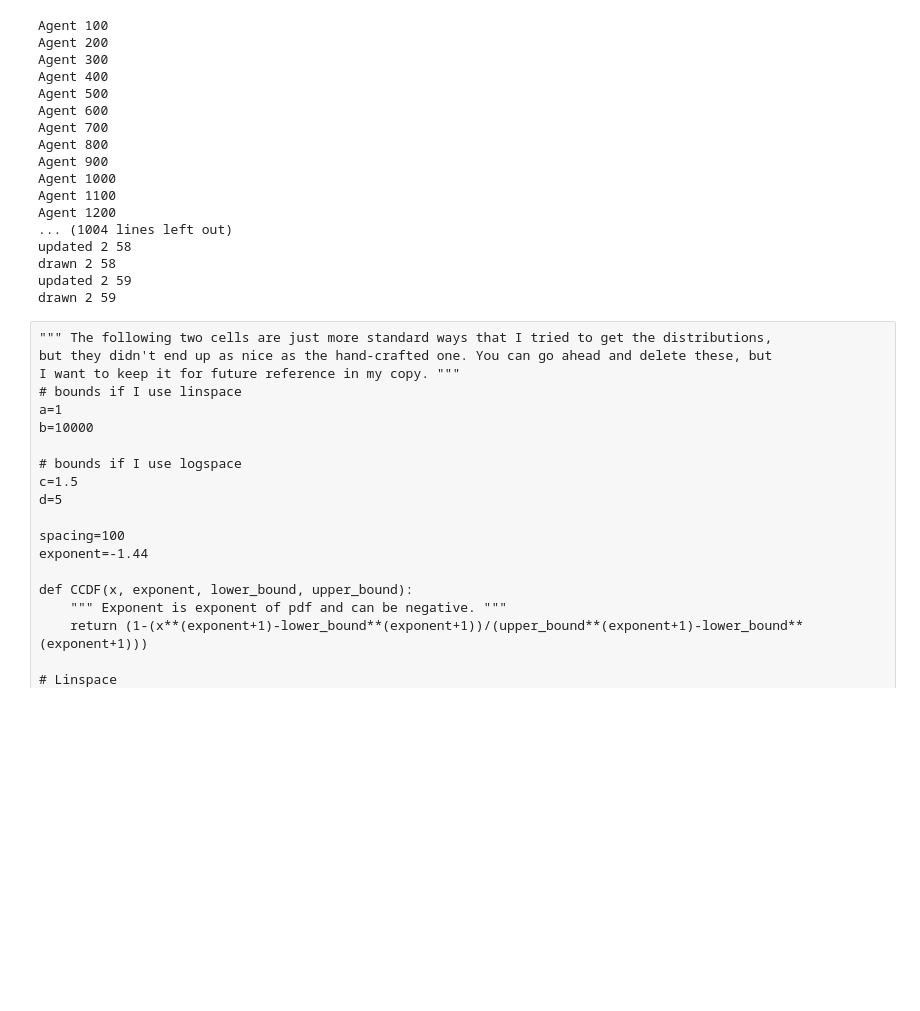
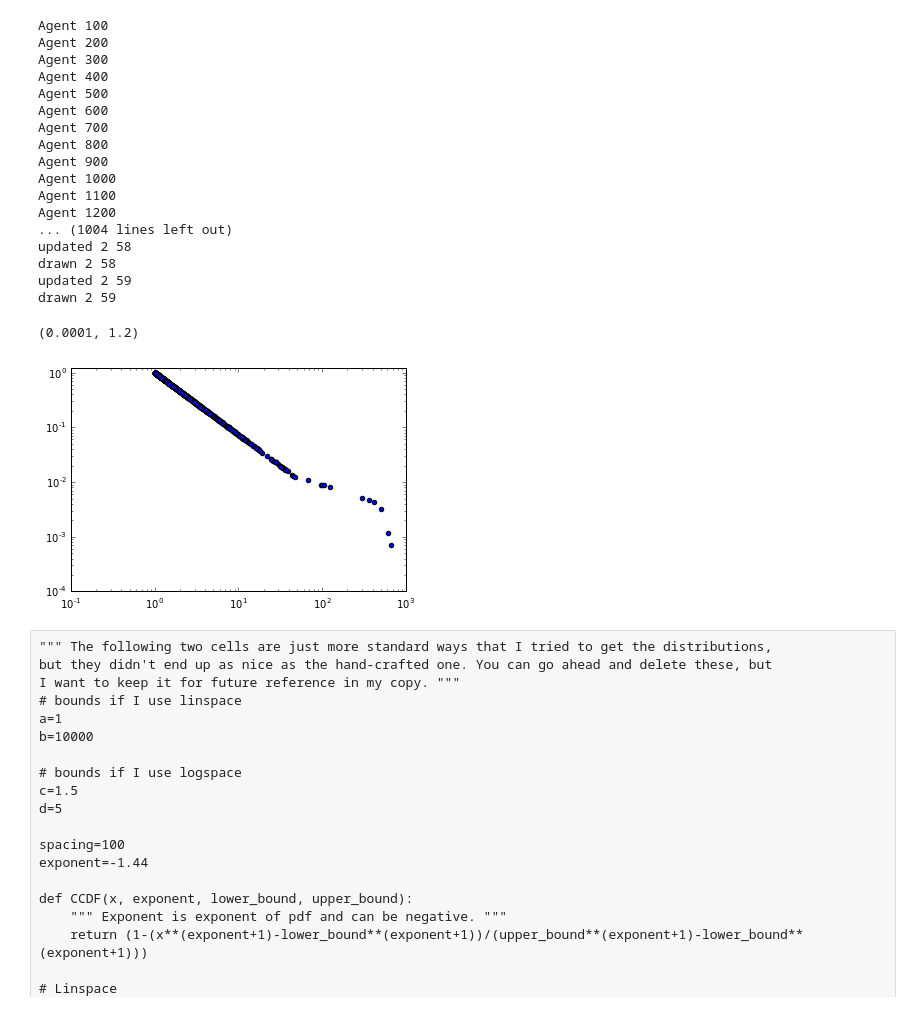
Before and after one commit to patapisp/SocialAwereness, a Jupyter notebook: PyConciousness.ipynb, the cells around one changed output. Saved outputs shown, nothing was run; the diff lists cells and outputs as text; code cells hidden in the pictures; blank space fills up the shorter version.

```diff
--- a/PyConciousness.ipynb
+++ b/PyConciousness.ipynb
@@ -397,14 +420,15 @@ drawn 2 59
 def generate_followers(follower_list, chance_list):
     chance=np.random.uniform(0,1)
     chance_list.append(chance)
-    if chance>10**(-2.5):
+    if chance>10**(-1.9):
         followers=10**( -0.88*np.log10(chance) )
-    elif chance>10**(-3):
-        followers=10**( -2*np.log10(chance) -2.8)
-    elif chance>10**(-5):
-        followers=10**( -0.2*np.log10(chance)+2.6 )
+    elif chance>10**(-2.4):
+        followers=10**( -2*np.log10(chance) -2.1)
+    #elif chance>10**(-2.9):
     else:
-        followers=10**6.6
+        followers=10**( -0.2*np.log10(chance)+2.2)
+    #else:
+    #    followers=10**6.6
     follower_list.append(followers)
     return follower_list, chance_list
 
@@ -413,34 +437,38 @@ def generate_followers_scalefree(follower_list, chance_list):
     chance_list.append(chance)
     #if chance>10**(-5):
     followers=10**( -0.88*np.log10(chance) )
     """elif chance>10**(-3):
         followers=10**( -2*np.log10(chance) -2.8)
     elif chance>10**(-5):
         followers=10**( -0.2*np.log10(chance)+2.6 )
     else:
         followers=10**6.6"""
     follower_list.append(followers)
     return follower_list, chance_list
 
 x_axis=[]
 follower_list=[]
-N=int(1e5)
+N=int(1e3)
 for i in range(N):
     follower_list, x_axis= generate_followers(follower_list,x_axis)
+    #follower_list, x_axis= generate_followers_scalefree(follower_list,x_axis)
 """fig=plt.figure()
 ax = plt.gca()
 ax.scatter(x_axis,follower_list)
 ax.set_yscale('log')
 ax.set_xscale('log')
 ax.set_xlim(xmin=1e-4,xmax=1.2)"""
 
 
 fig=plt.figure()
 ax = plt.gca()
 ax.scatter(follower_list,x_axis)
 ax.set_yscale('log')
 ax.set_xscale('log')
 ax.set_ylim(ymin=1e-4,ymax=1.2)
+# %% [output]
+(0.0001, 1.2)
+[figure, added]
 # %% [raw]
 """ The following two cells are just more standard ways that I tried to get the distributions,
 but they didn't end up as nice as the hand-crafted one. You can go ahead and delete these, but
```
Also changed, not shown: parts of 7 cells of this notebook.
